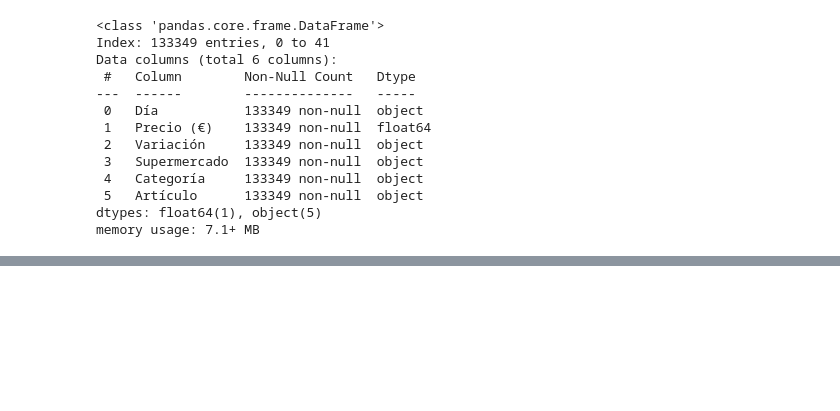
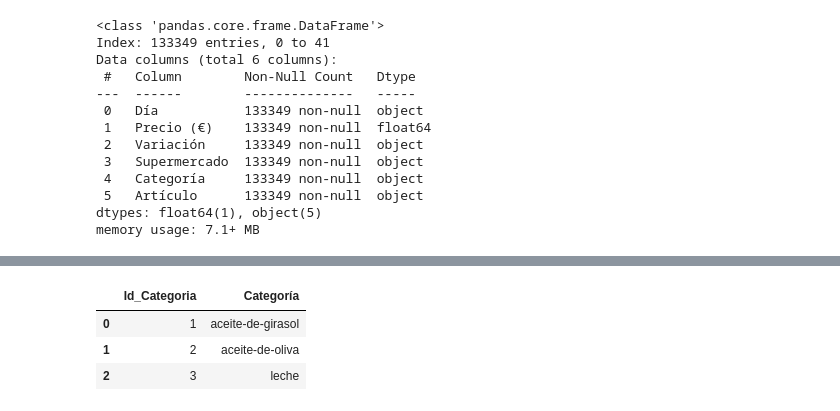
Before and after one commit to ngcarvajall/Proyecto1-AnalisisFacua, a Jupyter notebook: Notebooks/prueba.ipynb, the cells around one changed output, grey strips where cells are left out. Drawn from its saved outputs; the diff is of its cells as text; code cells hidden in the pictures; blank space fills up the shorter version.

```diff
--- a/Notebooks/prueba.ipynb
+++ b/Notebooks/prueba.ipynb
@@ -214,0 +298,7 @@ Name: Día, Length: 133349, dtype: object
+# %%
+df_categoria
+# %% [output]
+|  | Id_Categoria | Categoría |
+| 0 | 1 | aceite-de-girasol |
+| 1 | 2 | aceite-de-oliva |
+| 2 | 3 | leche |
```
Also changed, not shown: parts of 18 cells of this notebook.
